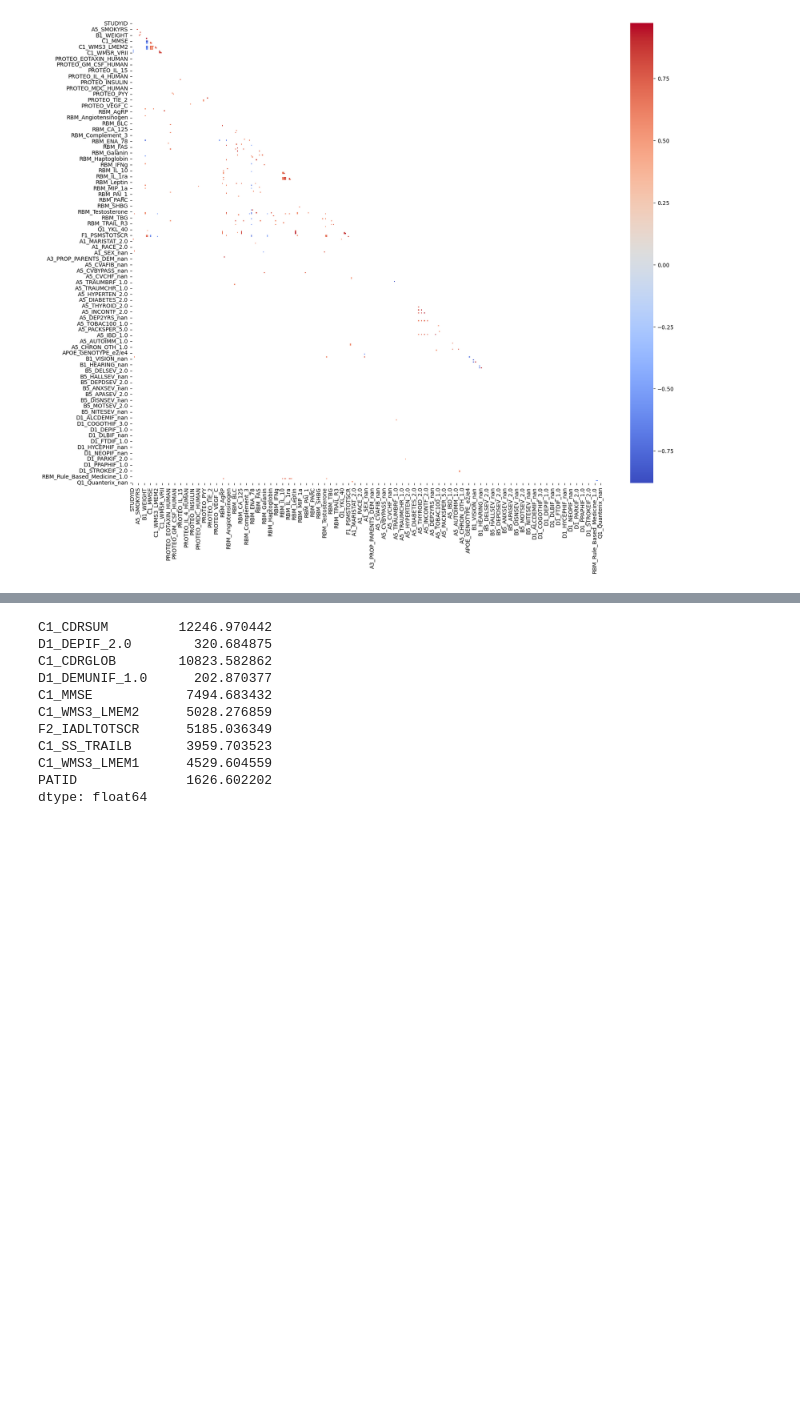
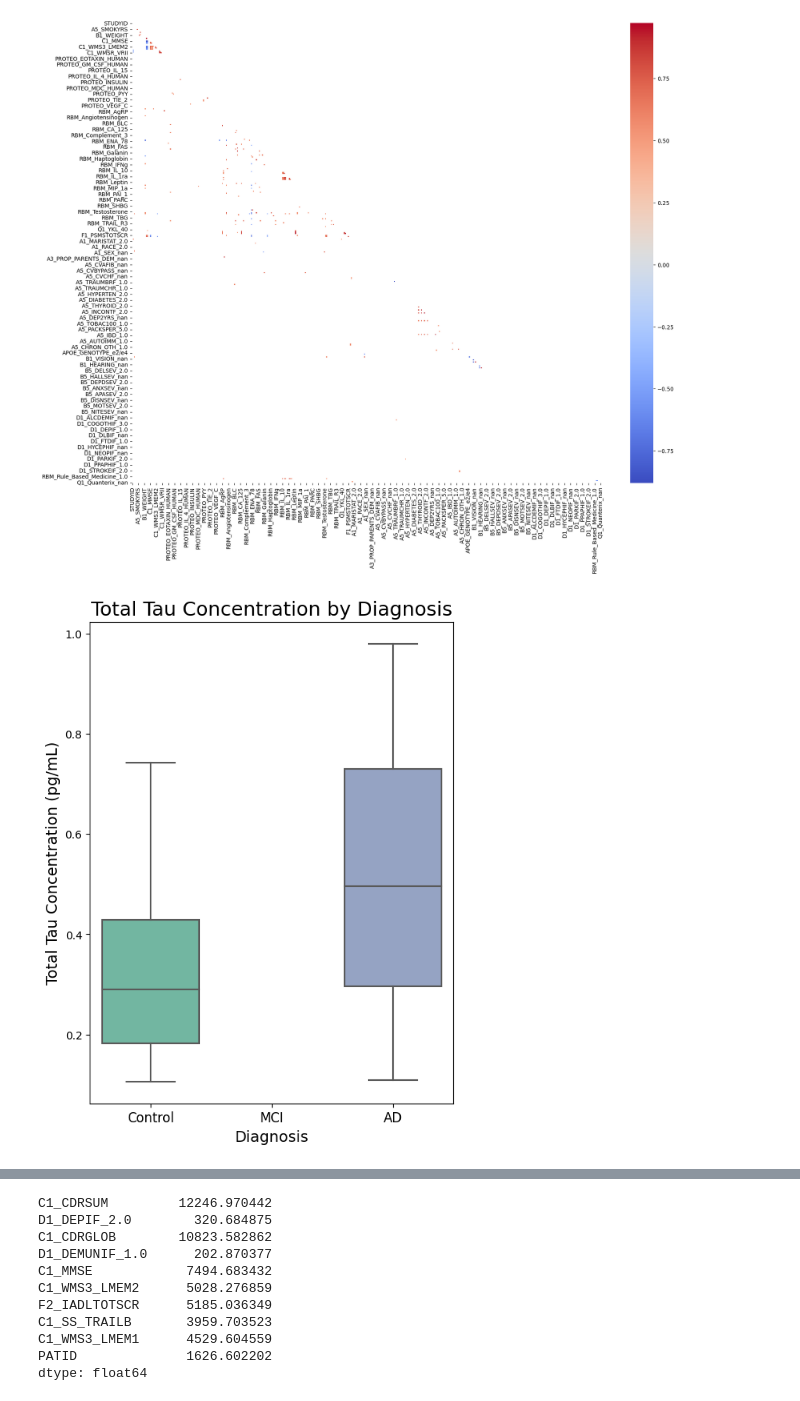
Before and after one commit to anusha1207/TARCC-Alzheimers, a Jupyter notebook: main.ipynb, the cells around one changed output, grey strips where cells are left out. Drawn from its saved outputs; the diff is of its cells as text; code cells hidden in the pictures; blank space fills up the shorter version.

Commit message:
Added plots to main

```diff
--- a/main.ipynb
+++ b/main.ipynb
@@ -22,3 +23,13 @@ plot_blood_draw_statistics(df, png="Blood Draw Proportions")
 plot_correlations(df)
 # %% [output]
 [figure]
+# %%
+plot_feature_against_diagnosis(
+    blood,
+    "Q1_Total_tau",
+    title="Total Tau Concentration by Diagnosis",
+    ylabel="Total Tau Concentration (pg/mL)",
+    png="Total Tau Concentration by Diagnosis"
+)
+# %% [output]
+[figure, added]
```
Also changed, not shown: parts of 6 cells of this notebook.
